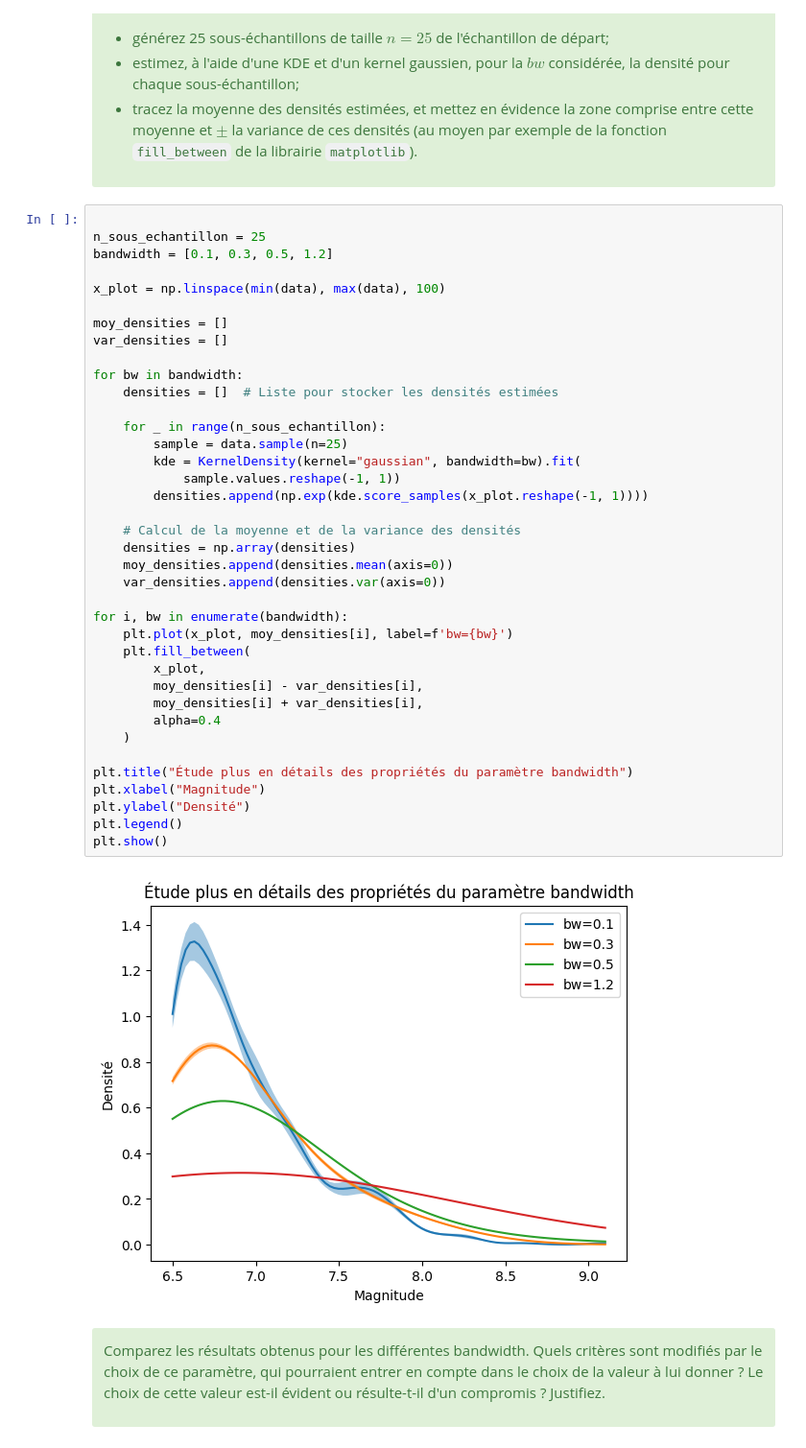
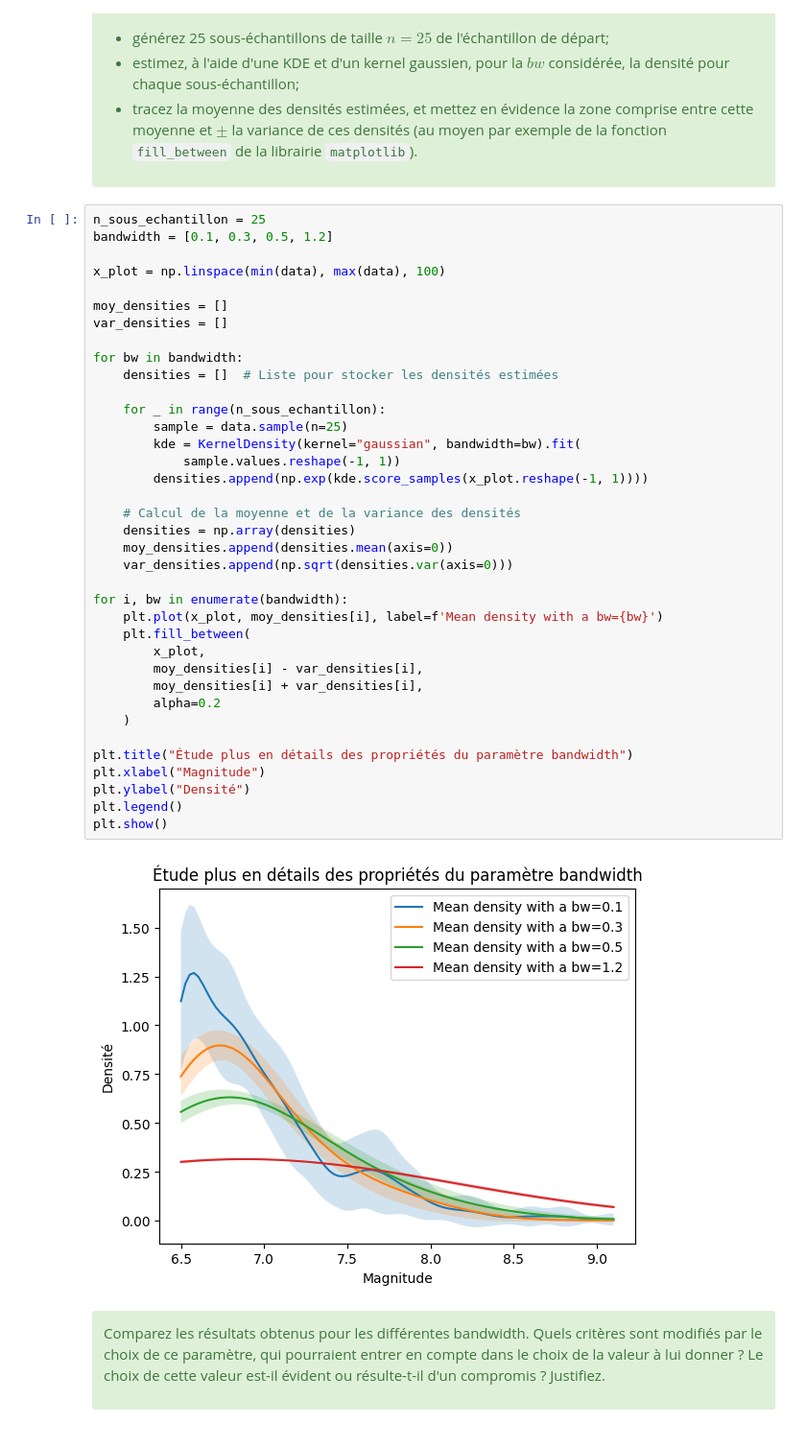
Before and after one commit to Azzagal/Stat-Devoirs, a Jupyter notebook: Devoir1/math0487_hw1_student.ipynb, the cells around one changed output. Shown: that part at 96% size. Cells and saved outputs as stored; diff of their text form.

Commit message:
Changement sur la variance prise en compte -> maintenant je prend la sqrt de la variance.

```diff
--- a/Devoir1/math0487_hw1_student.ipynb
+++ b/Devoir1/math0487_hw1_student.ipynb
@@ -319,7 +319,6 @@ Pour chaque bandwidth $bw \in \{0.1, 0.3, 0.5, 1.2\}$ :
 
 </div>
 # %%
-
 n_sous_echantillon = 25
 bandwidth = [0.1, 0.3, 0.5, 1.2]
 
@@ -327,37 +326,37 @@ x_plot = np.linspace(min(data), max(data), 100)
 
 moy_densities = []
 var_densities = []
 
 for bw in bandwidth:
     densities = []  # Liste pour stocker les densités estimées
 
     for _ in range(n_sous_echantillon):
         sample = data.sample(n=25)
         kde = KernelDensity(kernel="gaussian", bandwidth=bw).fit(
             sample.values.reshape(-1, 1))
         densities.append(np.exp(kde.score_samples(x_plot.reshape(-1, 1))))
 
     # Calcul de la moyenne et de la variance des densités
     densities = np.array(densities)
     moy_densities.append(densities.mean(axis=0))
-    var_densities.append(densities.var(axis=0))
+    var_densities.append(np.sqrt(densities.var(axis=0)))
 
 for i, bw in enumerate(bandwidth):
-    plt.plot(x_plot, moy_densities[i], label=f'bw={bw}')
+    plt.plot(x_plot, moy_densities[i], label=f'Mean density with a bw={bw}')
     plt.fill_between(
         x_plot,
         moy_densities[i] - var_densities[i],
         moy_densities[i] + var_densities[i],
-        alpha=0.4
+        alpha=0.2
     )
 
 plt.title("Étude plus en détails des propriétés du paramètre bandwidth")
 plt.xlabel("Magnitude")
 plt.ylabel("Densité")
 plt.legend()
 plt.show()
 # %% [output]
-[figure, old version]
+[figure, new version]
 # %% [markdown]
 <div class="alert-success">
 
```
Also changed, not shown: parts of 1 cell of this notebook.
